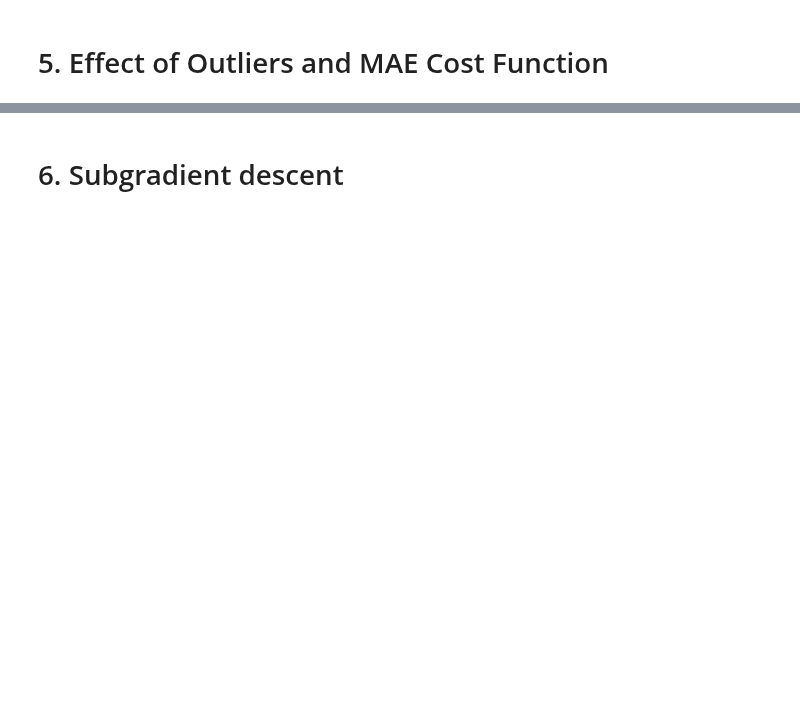
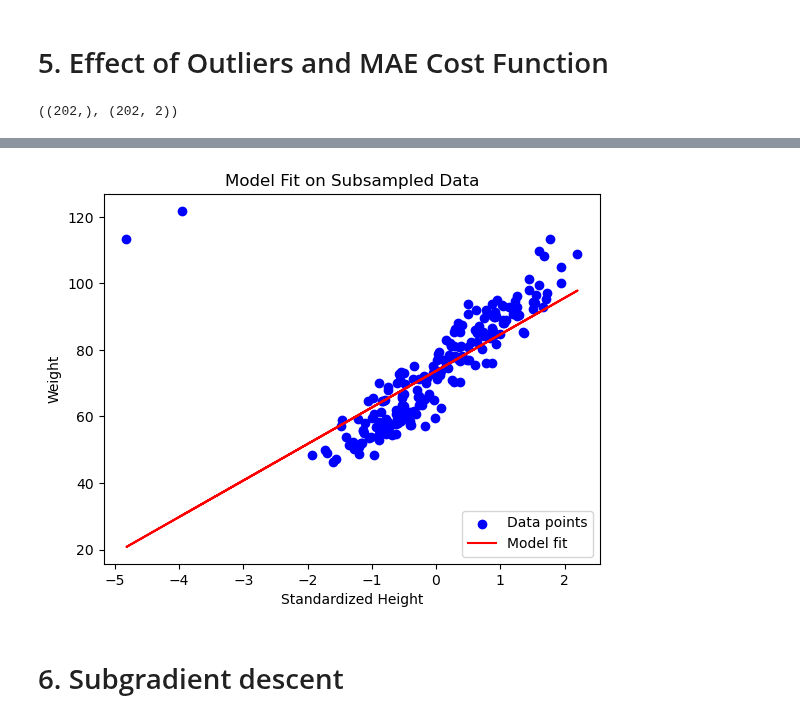
Before and after one commit to epfml/ML_course, a Jupyter notebook: labs/ex02/template/ex02.ipynb, the cells around one changed output, grey strips where cells are left out. Saved outputs shown, nothing was run; the diff lists cells and outputs as text; code cells hidden in the pictures; blank space fills up the shorter version.

```diff
--- a/labs/ex02/template/ex02.ipynb
+++ b/labs/ex02/template/ex02.ipynb
@@ -41,4 +46,8 @@ def compute_loss(y, tx, w):
     # INSERT YOUR CODE HERE
     # TODO: compute loss by MSE
     # ***************************************************
-    raise NotImplementedError
+    error = y - tx.dot(w)
+    loss = 1/(2*y.shape[0]) * np.sum(error**2)
+    return loss
+
+print(compute_loss(y, tx, np.array([1, 2])))
@@ -119,7 +134,9 @@ def compute_gradient(y, tx, w):
     # INSERT YOUR CODE HERE
     # TODO: compute gradient vector
     # ***************************************************
-    raise NotImplementedError
+    error = y - tx.dot(w)
+    gradient = -1/(y.shape[0]) * tx.T.dot(error)
+    return gradient
 # %% [markdown]
 Please fill in the functions `gradient_descent` below:
 # %%
@@ -146,13 +163,13 @@ def gradient_descent(y, tx, initial_w, max_iters, gamma):
         # INSERT YOUR CODE HERE
         # TODO: compute gradient and loss
         # ***************************************************
-        raise NotImplementedError
+        gradient = compute_gradient(y, tx, w)
+        loss = compute_loss(y, tx, w)
         # ***************************************************
         # INSERT YOUR CODE HERE
         # TODO: update w by gradient
         # ***************************************************
-        raise NotImplementedError
-
+        w = w - gamma * gradient
         # store w and loss
         ws.append(w)
         losses.append(loss)
@@ -315,18 +382,19 @@ from helpers import *
 # INSERT YOUR CODE HERE
 # TODO: reload the data by subsampling first, then by subsampling and adding outliers
 # ***************************************************
-raise NotImplementedError
-
+height, weight, gender = load_data(sub_sample=True, add_outlier=True)
 x, mean_x, std_x = standardize(height)
 y, tx = build_model_data(x, weight)
 # %%
 y.shape, tx.shape
+# %% [output]
+((202,), (202, 2))
 # %%
 from plots import gradient_descent_visualization
 
 # Define the parameters of the algorithm.
 max_iters = 50
-gamma = 0.7
+gamma = 0.1
 
 # Initialization
 w_initial = np.array([0, 0])
@@ -339,11 +407,19 @@ start_time = datetime.datetime.now()
 # TODO: fit the model to the subsampled data / subsampled data with outliers and visualize the cloud of points
 #       and the model fit
 # ***************************************************
-raise NotImplementedError
-
-
+gd_losses, gd_ws = gradient_descent(y, tx, w_initial, max_iters, gamma)
 end_time = datetime.datetime.now()
 
 # Print result
 exection_time = (end_time - start_time).total_seconds()
 print("GD: execution time={t:.3f} seconds".format(t=exection_time))
+
+# Visualize the cloud of points and the model fit
+plt.scatter(tx[:, 1], y, color='blue', label='Data points')
+plt.plot(tx[:, 1], tx.dot(gd_ws[-1]), color='red', label='Model fit')
+plt.xlabel('Standardized Height')
+plt.ylabel('Weight')
+plt.title('Model Fit on Subsampled Data')
+plt.legend()
+plt.show()
+# %% [output]
@@ -350,3 +443,4 @@ print("GD: execution time={t:.3f} seconds".format(t=exection_time))
+[figure, added]
 # %%
 # Time Visualization
 from ipywidgets import IntSlider, interact
```
Also changed, not shown: parts of 17 cells of this notebook, 8 other files.
